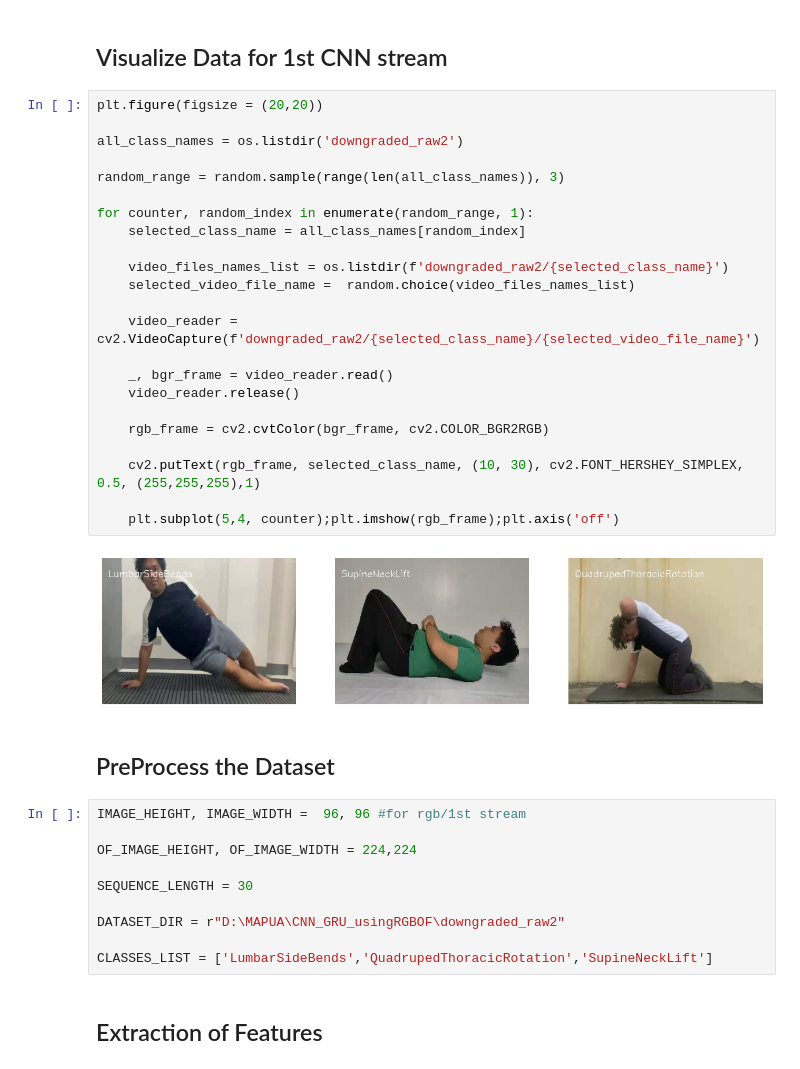
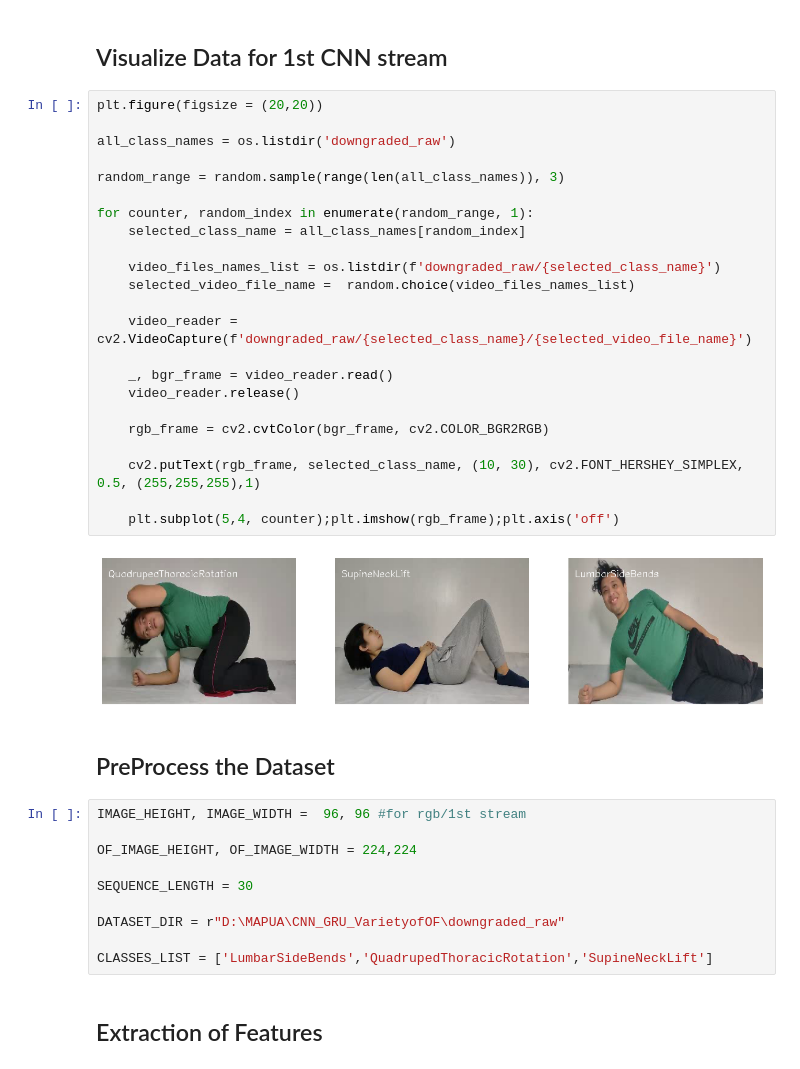
Before and after one commit to AngieS-git/Various-Optical-Flows-on-Two-stream-CNN-GRU-Model, a Jupyter notebook: main.ipynb, the cells around one changed output. Saved outputs shown, nothing was run; the diff lists cells and outputs as text.

```diff
--- a/main.ipynb
+++ b/main.ipynb
@@ -150,28 +151,28 @@ batch_size = 8 # Change this shit pag sasabog na yung GPU
 # %%
 plt.figure(figsize = (20,20))
 
-all_class_names = os.listdir('downgraded_raw2')
+all_class_names = os.listdir('downgraded_raw')
 
 random_range = random.sample(range(len(all_class_names)), 3)
 
 for counter, random_index in enumerate(random_range, 1):
     selected_class_name = all_class_names[random_index]
 
-    video_files_names_list = os.listdir(f'downgraded_raw2/{selected_class_name}')
+    video_files_names_list = os.listdir(f'downgraded_raw/{selected_class_name}')
     selected_video_file_name =  random.choice(video_files_names_list)
 
-    video_reader = cv2.VideoCapture(f'downgraded_raw2/{selected_class_name}/{selected_video_file_name}')
+    video_reader = cv2.VideoCapture(f'downgraded_raw/{selected_class_name}/{selected_video_file_name}')
 
     _, bgr_frame = video_reader.read()
     video_reader.release()
 
     rgb_frame = cv2.cvtColor(bgr_frame, cv2.COLOR_BGR2RGB)
 
     cv2.putText(rgb_frame, selected_class_name, (10, 30), cv2.FONT_HERSHEY_SIMPLEX, 0.5, (255,255,255),1)
 
     plt.subplot(5,4, counter);plt.imshow(rgb_frame);plt.axis('off')
 # %% [output]
-[figure, old version]
+[figure, new version]
 # %% [markdown]
 ## PreProcess the Dataset
 # %%
@@ -181,7 +182,7 @@ OF_IMAGE_HEIGHT, OF_IMAGE_WIDTH = 224,224
 
 SEQUENCE_LENGTH = 30
 
-DATASET_DIR = r"D:\MAPUA\CNN_GRU_usingRGBOF\downgraded_raw2"
+DATASET_DIR = r"D:\MAPUA\CNN_GRU_VarietyofOF\downgraded_raw"
 
 CLASSES_LIST = ['LumbarSideBends','QuadrupedThoracicRotation','SupineNeckLift']
 # %% [markdown]
```
Also changed, not shown: parts of 10 cells of this notebook, 2 other files.
